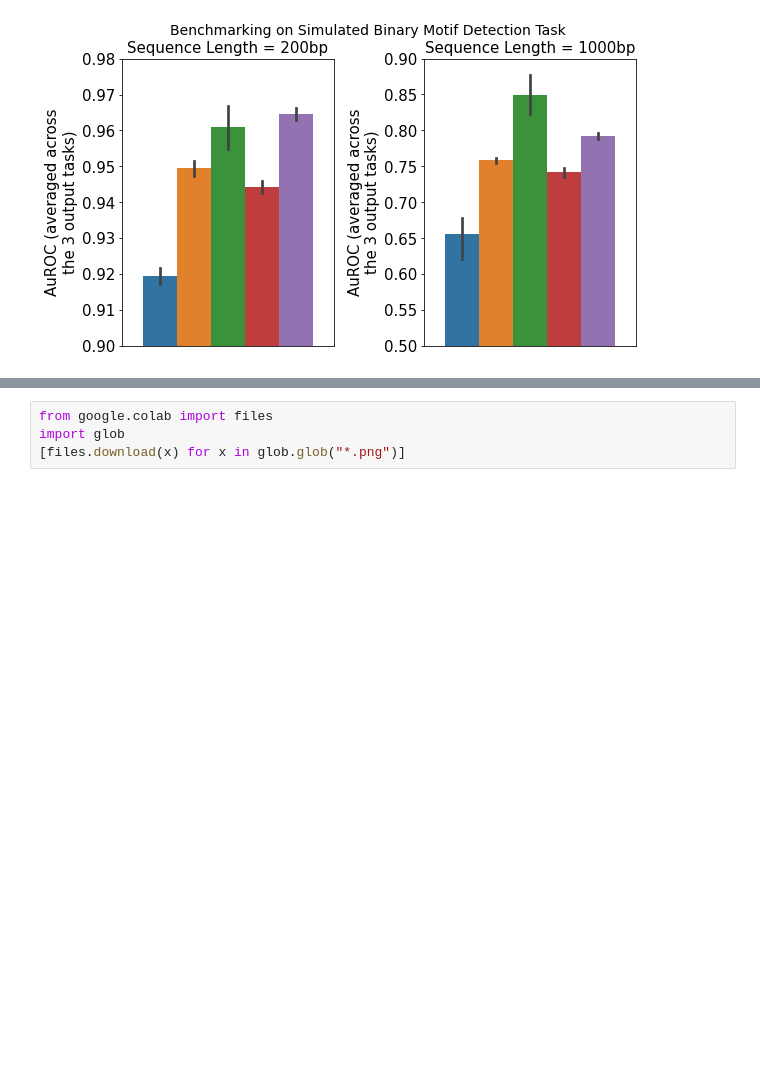
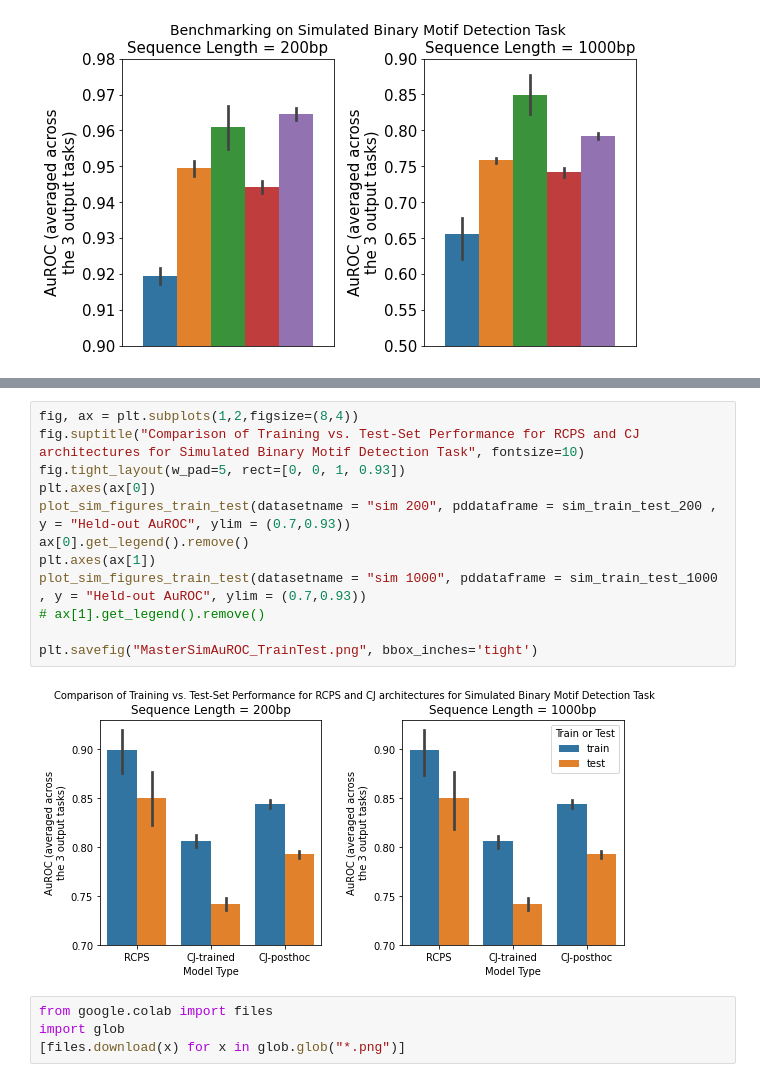
Before and after one commit to hannahgz/BenchmarkRCStrategies, a Jupyter notebook: FigGenNew.ipynb, the cells around one changed output, grey strips where cells are left out. Saved outputs shown, nothing was run; the diff lists cells and outputs as text; blank space fills up the shorter version.

```diff
--- a/FigGenNew.ipynb
+++ b/FigGenNew.ipynb
@@ -904,3 +947,17 @@ plt.savefig("MasterSimAuROC.png", bbox_inches='tight')
+# %%
+fig, ax = plt.subplots(1,2,figsize=(8,4))
+fig.suptitle("Comparison of Training vs. Test-Set Performance for RCPS and CJ architectures for Simulated Binary Motif Detection Task", fontsize=10)
+fig.tight_layout(w_pad=5, rect=[0, 0, 1, 0.93])
+plt.axes(ax[0])
+plot_sim_figures_train_test(datasetname = "sim 200", pddataframe = sim_train_test_200 , y = "Held-out AuROC", ylim = (0.7,0.93))
+ax[0].get_legend().remove()
+plt.axes(ax[1])
+plot_sim_figures_train_test(datasetname = "sim 1000", pddataframe = sim_train_test_1000 , y = "Held-out AuROC", ylim = (0.7,0.93))
+# ax[1].get_legend().remove()
+
+plt.savefig("MasterSimAuROC_TrainTest.png", bbox_inches='tight')
+# %% [output]
+[figure, added]
 # %%
 from google.colab import files
 import glob
```
Also changed, not shown: parts of 3 cells of this notebook.
